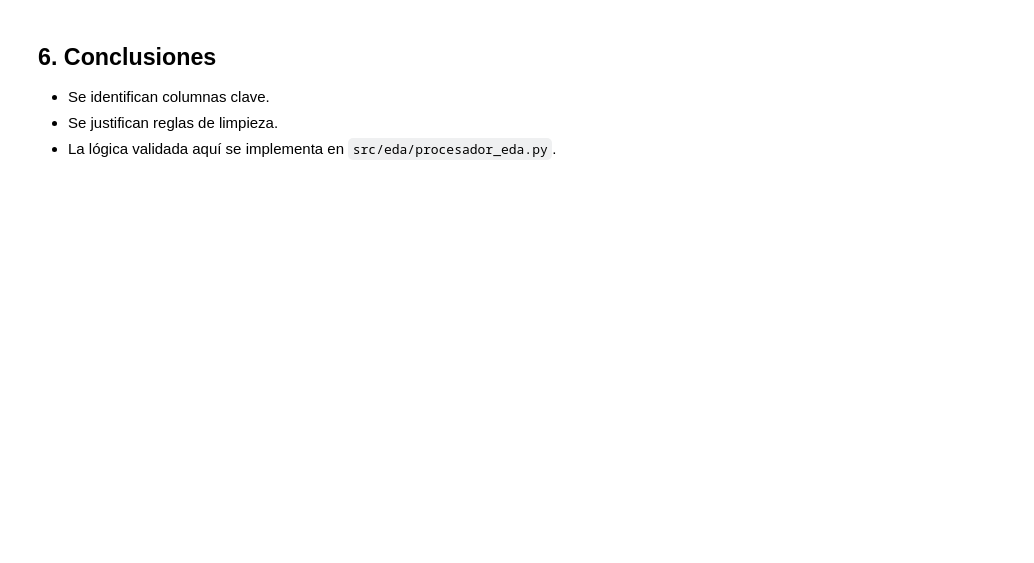
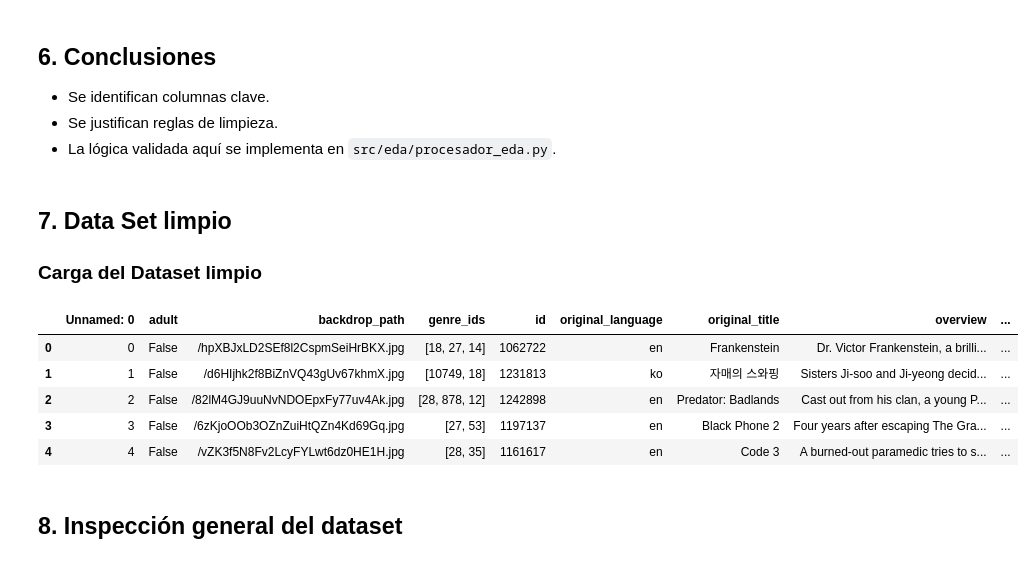
Before and after one commit to MauOrtizC/ProyectoII, a Jupyter notebook: notebooks/01_EDA_TMDB.ipynb, the cells around one changed output. Drawn from its saved outputs; the diff is of its cells as text; code cells hidden in the pictures; blank space fills up the shorter version.

```diff
--- a/notebooks/01_EDA_TMDB.ipynb
+++ b/notebooks/01_EDA_TMDB.ipynb
@@ -39,3 +102,29 @@ plt.show()
 - Se identifican columnas clave.
 - Se justifican reglas de limpieza.
 - La lógica validada aquí se implementa en `src/eda/procesador_eda.py`.
+# %% [markdown]
+## 7. Data Set limpio
+### Carga del Dataset limpio
+# %%
+import pandas as pd
+import seaborn as sns
+import matplotlib.pyplot as plt
+from pathlib import Path
+
+pd.set_option('display.max_columns', None)
+
+# Ruta robusta (recomendada)
+BASE_DIR = Path.cwd().parent
+DATA_PATH = BASE_DIR / "data" / "processed" / "tmdb_movies_clean.csv"
+
+dflimpio = pd.read_csv(DATA_PATH)
+df.head()
+# %% [output]
+|  | Unnamed: 0 | adult | backdrop_path | genre_ids | id | original_language | original_title | overview | ... |
+| 0 | 0 | False | /hpXBJxLD2SEf8l2CspmSeiHrBKX.jpg | [18, 27, 14] | 1062722 | en | Frankenstein | Dr. Victor Frankenstein, a brilli... | ... |
+| 1 | 1 | False | /d6HIjhk2f8BiZnVQ43gUv67khmX.jpg | [10749, 18] | 1231813 | ko | 자매의 스와핑 | Sisters Ji-soo and Ji-yeong decid... | ... |
+| 2 | 2 | False | /82lM4GJ9uuNvNDOEpxFy77uv4Ak.jpg | [28, 878, 12] | 1242898 | en | Predator: Badlands | Cast out from his clan, a young P... | ... |
+| 3 | 3 | False | /6zKjoOOb3OZnZuiHtQZn4Kd69Gq.jpg | [27, 53] | 1197137 | en | Black Phone 2 | Four years after escaping The Gra... | ... |
+| 4 | 4 | False | /vZK3f5N8Fv2LcyFYLwt6dz0HE1H.jpg | [28, 35] | 1161617 | en | Code 3 | A burned-out paramedic tries to s... | ... |
+# %% [markdown]
+## 8. Inspección general del dataset
```
Also changed, not shown: parts of 15 cells of this notebook.
